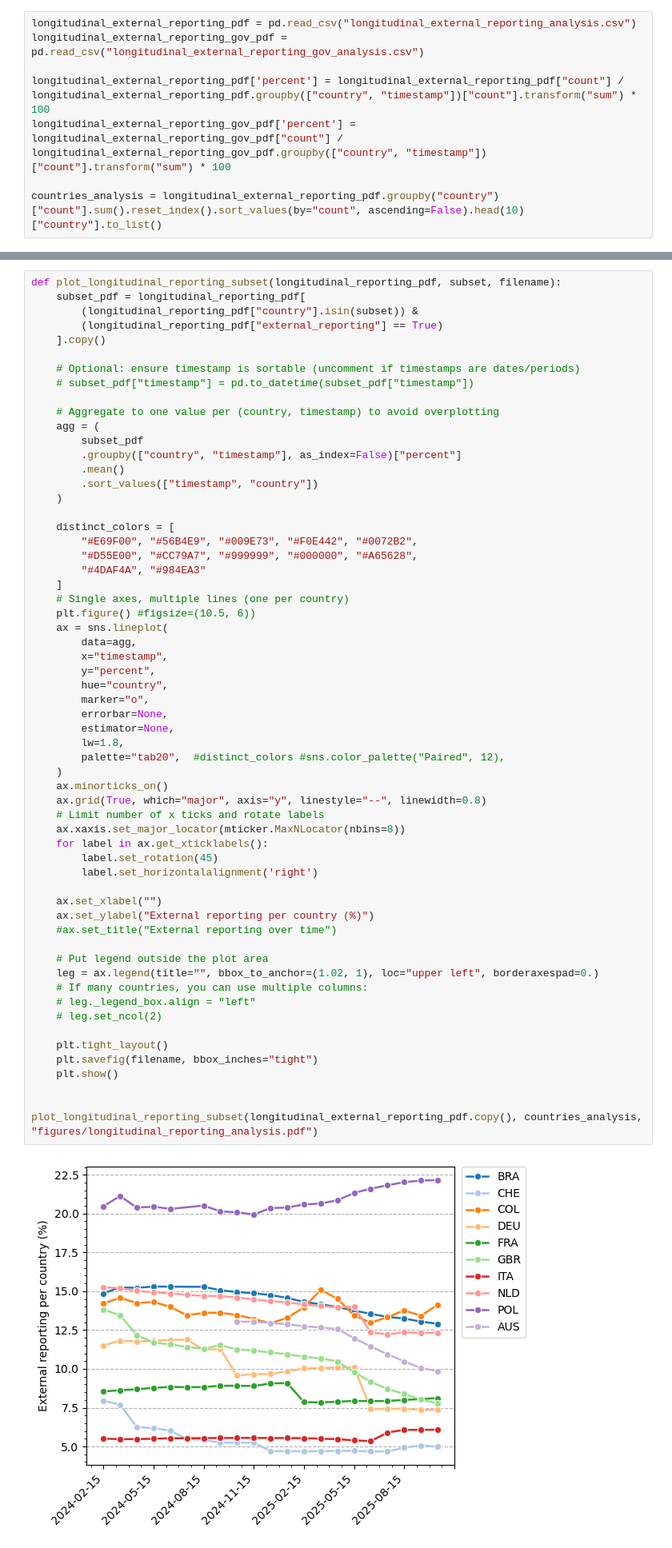
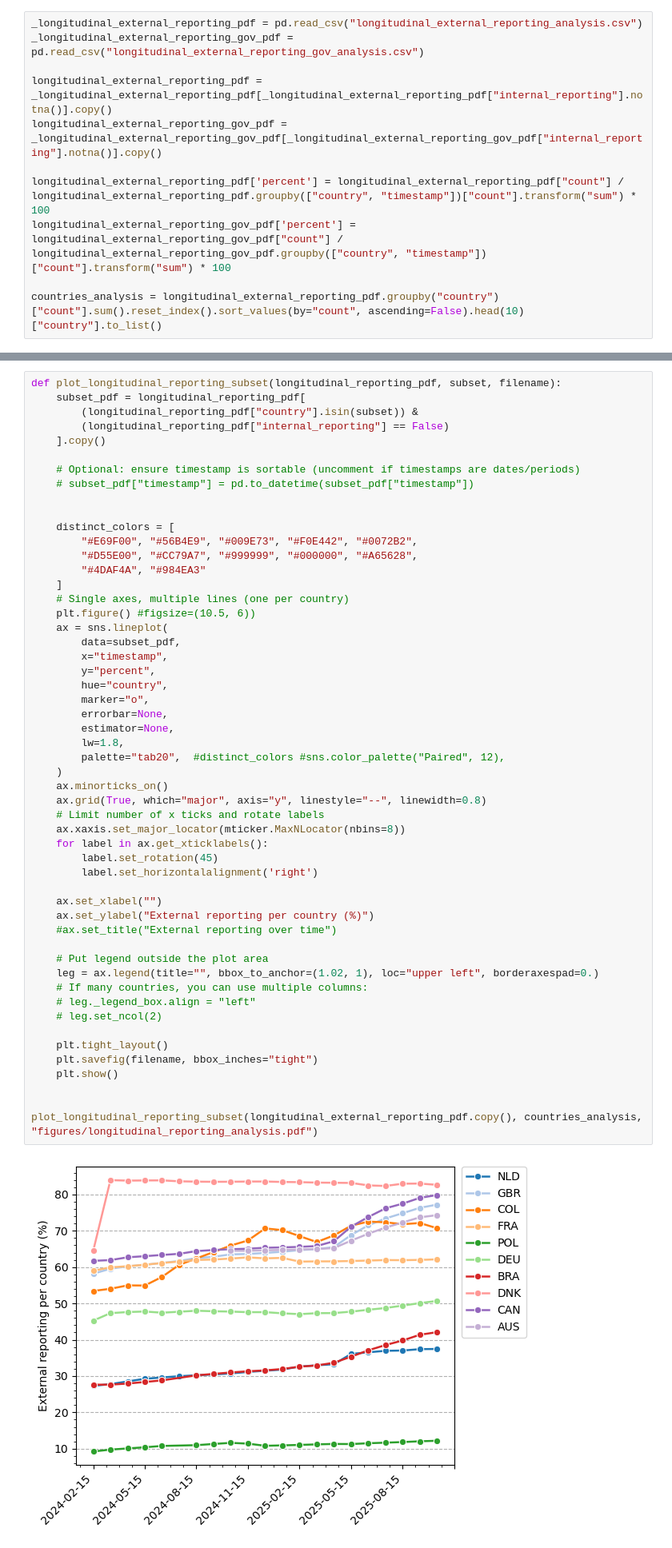
Before and after one commit to internettransparency/dmarc-cctld-research, a Jupyter notebook: notebooks/cluster-data-processing.ipynb, the cells around one changed output, grey strips where cells are left out. Shown at 80% size. Cells and saved outputs as stored; diff of their text form.

Commit message:
update analysis

```diff
--- a/notebooks/cluster-data-processing.ipynb
+++ b/notebooks/cluster-data-processing.ipynb
@@ -1728,8 +1731,11 @@ longitudinal_external_reporting_gov_pdf.to_csv("longitudinal_external_reporting_
 2025-09-15 00:00:00
 2025-10-09 00:00:00
 # %%
-longitudinal_external_reporting_pdf = pd.read_csv("longitudinal_external_reporting_analysis.csv")
-longitudinal_external_reporting_gov_pdf = pd.read_csv("longitudinal_external_reporting_gov_analysis.csv")
+_longitudinal_external_reporting_pdf = pd.read_csv("longitudinal_external_reporting_analysis.csv")
+_longitudinal_external_reporting_gov_pdf = pd.read_csv("longitudinal_external_reporting_gov_analysis.csv")
+
+longitudinal_external_reporting_pdf = _longitudinal_external_reporting_pdf[_longitudinal_external_reporting_pdf["internal_reporting"].notna()].copy()
+longitudinal_external_reporting_gov_pdf = _longitudinal_external_reporting_gov_pdf[_longitudinal_external_reporting_gov_pdf["internal_reporting"].notna()].copy()
 
 longitudinal_external_reporting_pdf['percent'] = longitudinal_external_reporting_pdf["count"] / longitudinal_external_reporting_pdf.groupby(["country", "timestamp"])["count"].transform("sum") * 100
 longitudinal_external_reporting_gov_pdf['percent'] = longitudinal_external_reporting_gov_pdf["count"] / longitudinal_external_reporting_gov_pdf.groupby(["country", "timestamp"])["count"].transform("sum") * 100
@@ -1739,19 +1749,12 @@ countries_analysis = longitudinal_external_reporting_pdf.groupby("country")["cou
 def plot_longitudinal_reporting_subset(longitudinal_reporting_pdf, subset, filename):
     subset_pdf = longitudinal_reporting_pdf[
         (longitudinal_reporting_pdf["country"].isin(subset)) &
-        (longitudinal_reporting_pdf["external_reporting"] == True)
+        (longitudinal_reporting_pdf["internal_reporting"] == False)
     ].copy()
 
     # Optional: ensure timestamp is sortable (uncomment if timestamps are dates/periods)
     # subset_pdf["timestamp"] = pd.to_datetime(subset_pdf["timestamp"])
 
-    # Aggregate to one value per (country, timestamp) to avoid overplotting
-    agg = (
-        subset_pdf
-        .groupby(["country", "timestamp"], as_index=False)["percent"]
-        .mean()
-        .sort_values(["timestamp", "country"])
-    )
 
     distinct_colors = [
         "#E69F00", "#56B4E9", "#009E73", "#F0E442", "#0072B2",
@@ -1761,7 +1764,7 @@ def plot_longitudinal_reporting_subset(longitudinal_reporting_pdf, subset, filen
     # Single axes, multiple lines (one per country)
     plt.figure() #figsize=(10.5, 6))
     ax = sns.lineplot(
-        data=agg,
+        data=subset_pdf,
         x="timestamp",
         y="percent",
         hue="country",
@@ -1769,34 +1772,34 @@ def plot_longitudinal_reporting_subset(longitudinal_reporting_pdf, subset, filen
         errorbar=None,
         estimator=None,
         lw=1.8,
         palette="tab20",  #distinct_colors #sns.color_palette("Paired", 12),
     )
     ax.minorticks_on()
     ax.grid(True, which="major", axis="y", linestyle="--", linewidth=0.8)
     # Limit number of x ticks and rotate labels
     ax.xaxis.set_major_locator(mticker.MaxNLocator(nbins=8))
     for label in ax.get_xticklabels():
         label.set_rotation(45)
         label.set_horizontalalignment('right')
 
     ax.set_xlabel("")
     ax.set_ylabel("External reporting per country (%)")
     #ax.set_title("External reporting over time")
 
     # Put legend outside the plot area
     leg = ax.legend(title="", bbox_to_anchor=(1.02, 1), loc="upper left", borderaxespad=0.)
     # If many countries, you can use multiple columns:
     # leg._legend_box.align = "left"
     # leg.set_ncol(2)
 
     plt.tight_layout()
     plt.savefig(filename, bbox_inches="tight")
     plt.show()
 
 
 plot_longitudinal_reporting_subset(longitudinal_external_reporting_pdf.copy(), countries_analysis, "figures/longitudinal_reporting_analysis.pdf")
 # %% [output]
-[figure, old version]
+[figure, new version]
 # %%
 plot_longitudinal_reporting_subset(longitudinal_external_reporting_gov_pdf.copy(), countries_analysis, "figures/longitudinal_reporting_gov_analysis.pdf")
 # %% [output]
```
Also changed, not shown: parts of 7 cells of this notebook, 2 other files.
